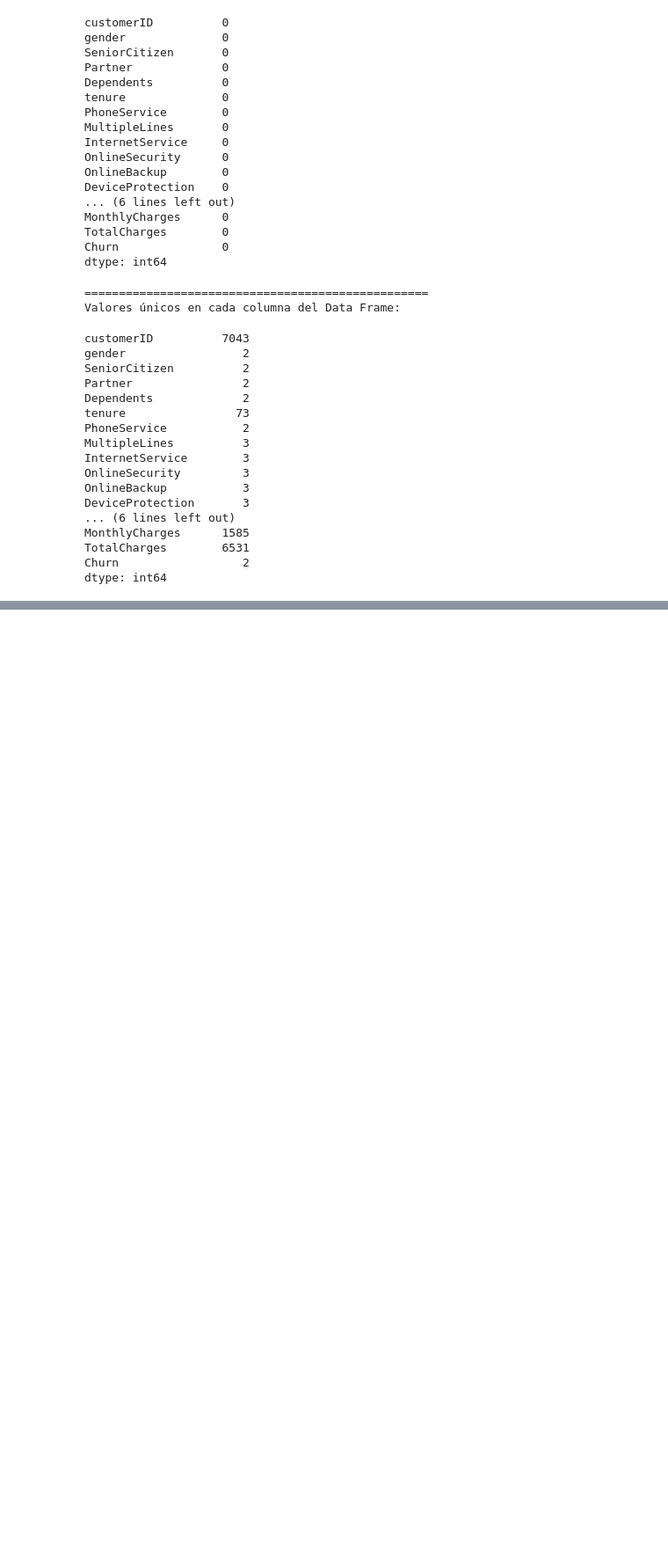
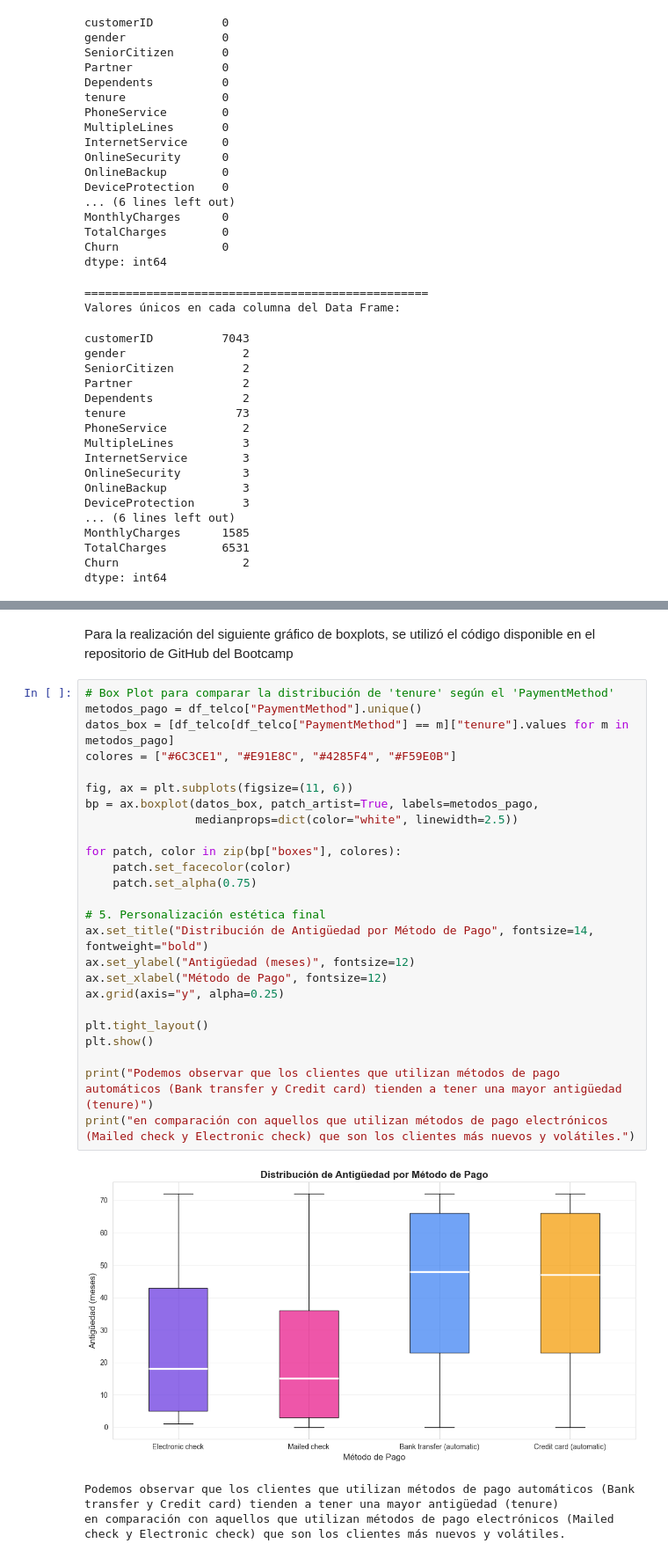
Before and after one commit to OrtegaHamel/Examen1_intento1, a Jupyter notebook: notebooks/examen1_intento1.ipynb, the cells around one changed output, grey strips where cells are left out. Shown at 88% size. Saved outputs shown, nothing was run; the diff lists cells and outputs as text; blank space fills up the shorter version.

```diff
--- a/notebooks/examen1_intento1.ipynb
+++ b/notebooks/examen1_intento1.ipynb
@@ -192,0 +357,31 @@ dtype: int64
+# %% [markdown]
+Para la realización del siguiente gráfico de boxplots, se utilizó el código disponible en el repositorio de GitHub del Bootcamp
+# %%
+# Box Plot para comparar la distribución de 'tenure' según el 'PaymentMethod'
+metodos_pago = df_telco["PaymentMethod"].unique()
+datos_box = [df_telco[df_telco["PaymentMethod"] == m]["tenure"].values for m in metodos_pago]
+colores = ["#6C3CE1", "#E91E8C", "#4285F4", "#F59E0B"]
+
+fig, ax = plt.subplots(figsize=(11, 6))
+bp = ax.boxplot(datos_box, patch_artist=True, labels=metodos_pago,
+                medianprops=dict(color="white", linewidth=2.5))
+
+for patch, color in zip(bp["boxes"], colores):
+    patch.set_facecolor(color)
+    patch.set_alpha(0.75)
+
+# 5. Personalización estética final
+ax.set_title("Distribución de Antigüedad por Método de Pago", fontsize=14, fontweight="bold")
+ax.set_ylabel("Antigüedad (meses)", fontsize=12)
+ax.set_xlabel("Método de Pago", fontsize=12)
+ax.grid(axis="y", alpha=0.25)
+
+plt.tight_layout()
+plt.show()
+
+print("Podemos observar que los clientes que utilizan métodos de pago automáticos (Bank transfer y Credit card) tienden a tener una mayor antigüedad (tenure)")
+print("en comparación con aquellos que utilizan métodos de pago electrónicos (Mailed check y Electronic check) que son los clientes más nuevos y volátiles.")
+# %% [output]
+[figure, added]
+Podemos observar que los clientes que utilizan métodos de pago automáticos (Bank transfer y Credit card) tienden a tener una mayor antigüedad (tenure)
+en comparación con aquellos que utilizan métodos de pago electrónicos (Mailed check y Electronic check) que son los clientes más nuevos y volátiles.
```
Also changed, not shown: parts of 20 cells of this notebook.
